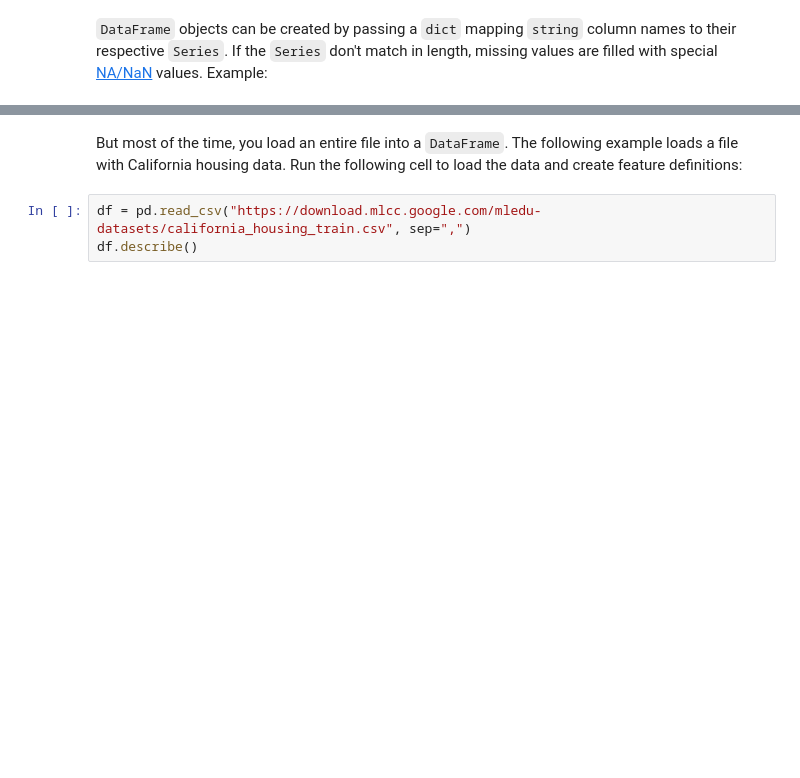
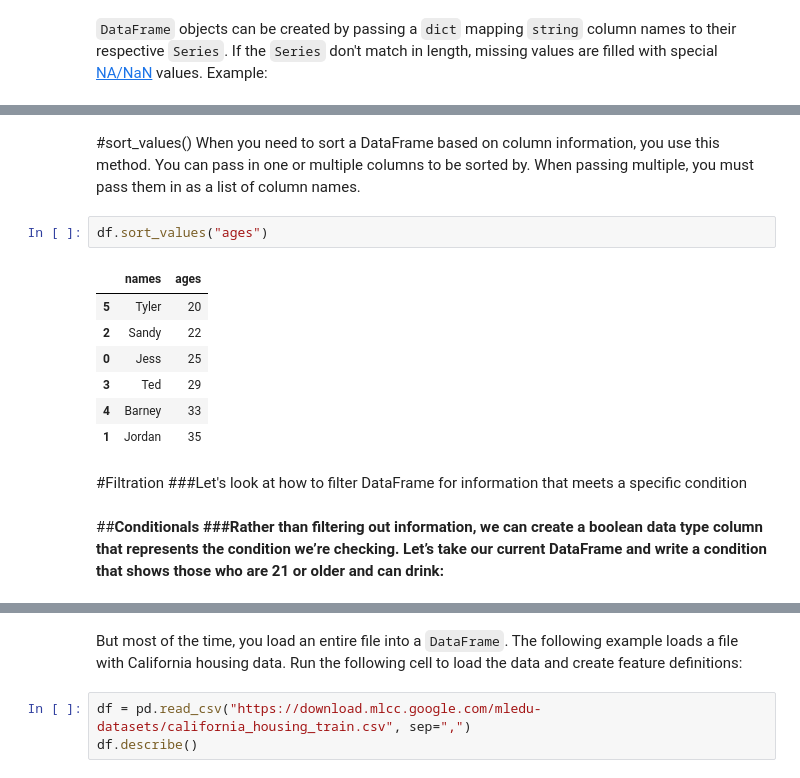
Before and after one commit to vsbca/Data-Science, a Jupyter notebook: intro_to_pandas.ipynb, the cells around one changed output, grey strips where cells are left out. Drawn from its saved outputs; the diff is of its cells as text; blank space fills up the shorter version.

```diff
--- a/intro_to_pandas.ipynb
+++ b/intro_to_pandas.ipynb
@@ -66,0 +169,19 @@ pd.DataFrame({ 'City name': city_names, 'Population': population })
+# %% [markdown]
+#sort_values()
+When you need to sort a DataFrame based on column information, you use this method. You can pass in one or multiple columns to be sorted by. When passing multiple, you must pass them in as a list of column names.
+# %%
+df.sort_values("ages")
+# %% [output]
+|  | names | ages |
+| 5 | Tyler | 20 |
+| 2 | Sandy | 22 |
+| 0 | Jess | 25 |
+| 3 | Ted | 29 |
+| 4 | Barney | 33 |
+| 1 | Jordan | 35 |
+# %% [markdown]
+#Filtration
+###Let's look at how to filter DataFrame for information that meets a specific condition
+# %% [markdown]
+##<b>Conditionals
+###Rather than filtering out information, we can create a boolean data type column that represents the condition we’re checking. Let’s take our current DataFrame and write a condition that shows those who are 21 or older and can drink:
```
Also changed, not shown: parts of 28 cells of this notebook.
